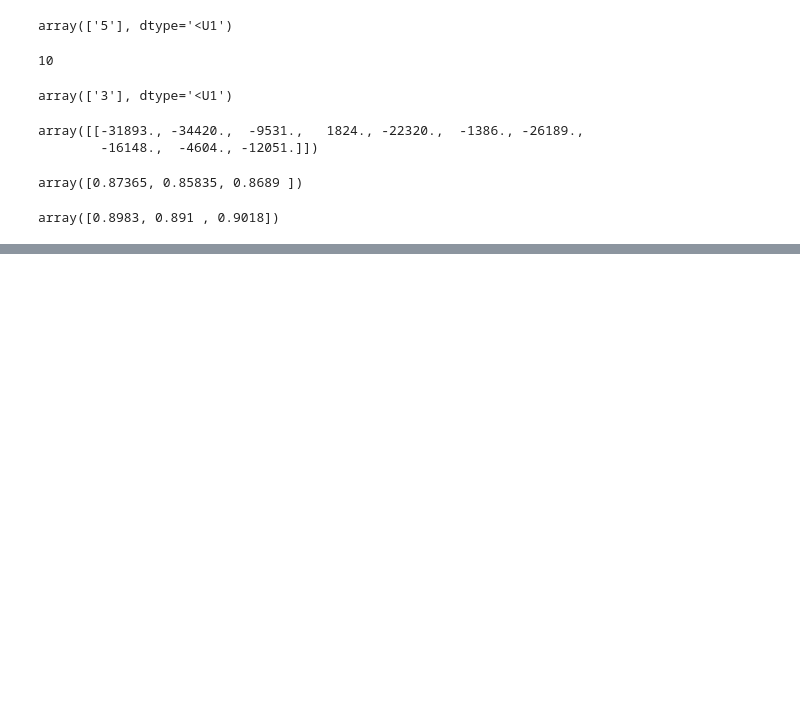
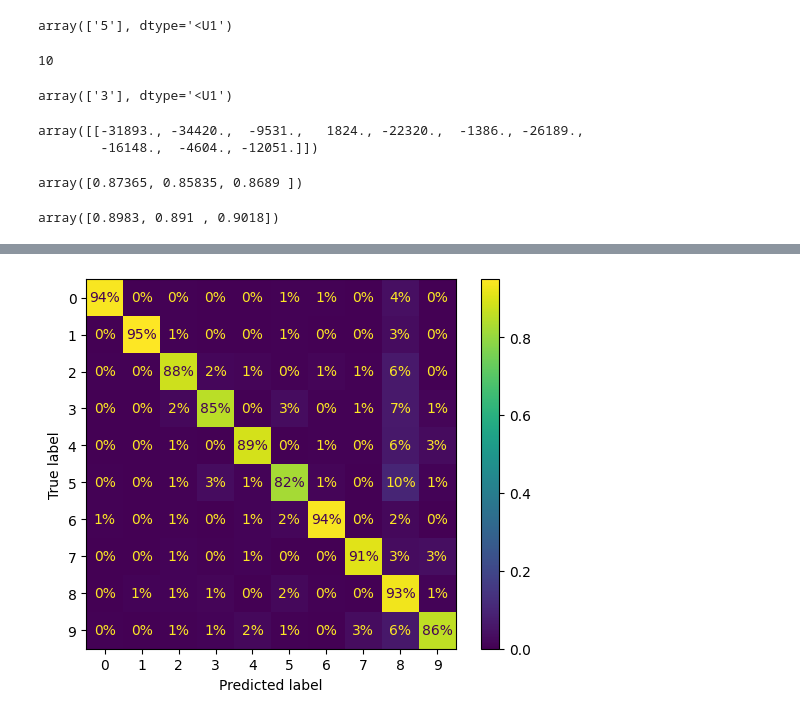
Before and after one commit to paulcarvalho/ML-MNIST-Classification, a Jupyter notebook: mnist_classification.ipynb, the cells around one changed output, grey strips where cells are left out. Cells and saved outputs as stored; diff of their text form; code cells hidden in the pictures; blank space fills up the shorter version.

```diff
--- a/mnist_classification.ipynb
+++ b/mnist_classification.ipynb
@@ -323,0 +332,5 @@ array([0.8983, 0.891 , 0.9018])
+# %%
+ConfusionMatrixDisplay.from_predictions(y_train, y_train_pred, normalize="true", values_format=".0%")
+plt.show()
+# %% [output]
+[figure, added]
```
Also changed, not shown: parts of 5 cells of this notebook.
